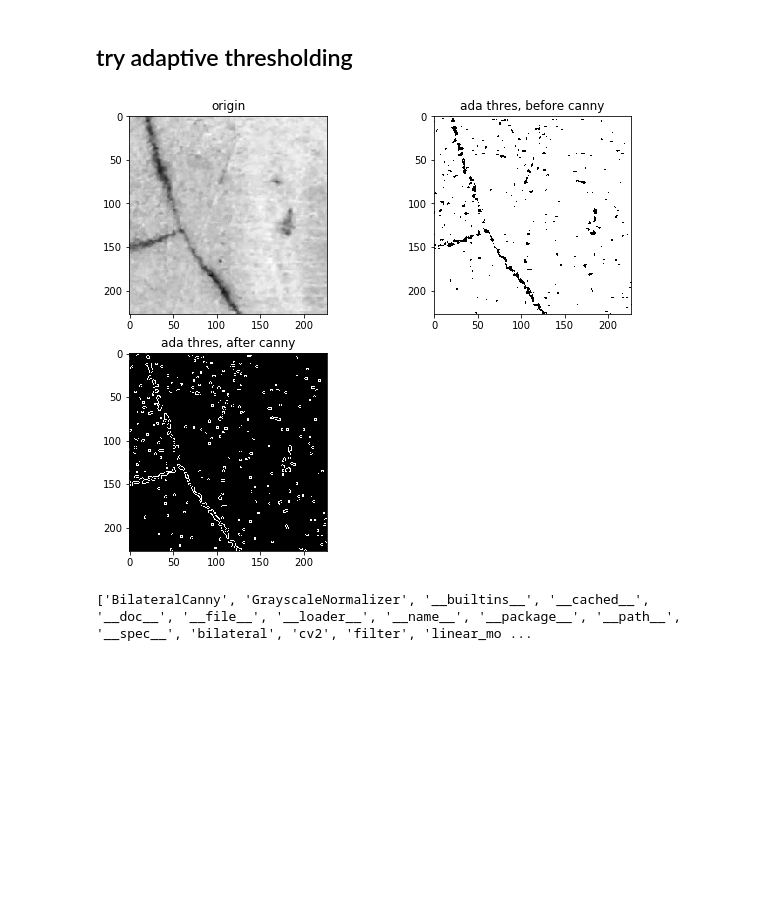
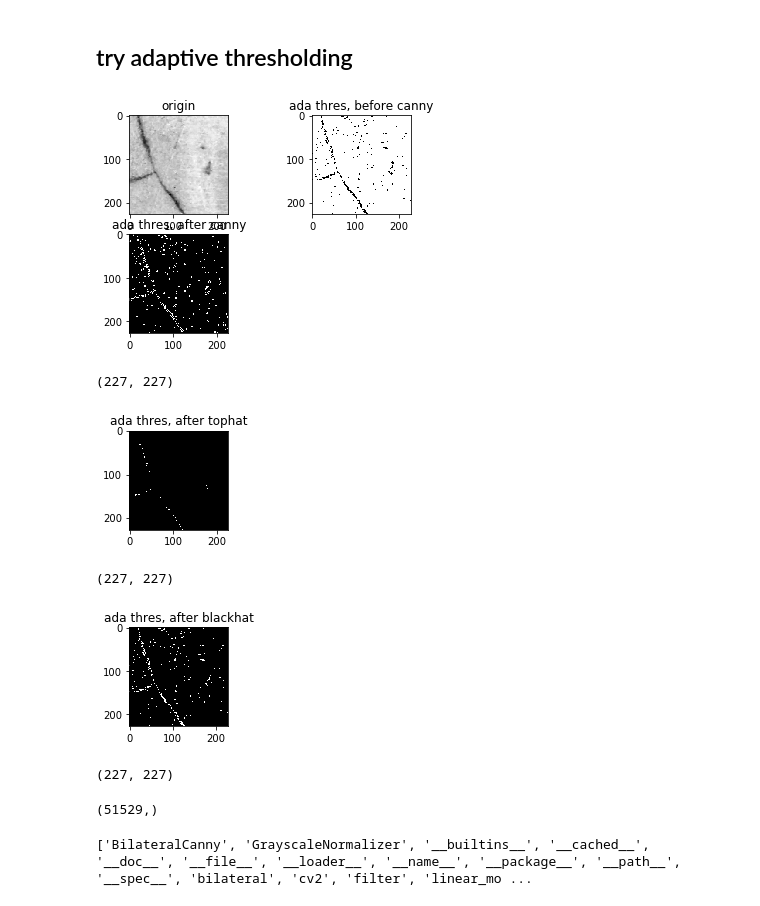
Before and after one commit to Gilliamwu/CV50035Repo, a Jupyter notebook: normalization visualization.ipynb, the cells around one changed output. Drawn from its saved outputs; the diff is of its cells as text; code cells hidden in the pictures; blank space fills up the shorter version.

```diff
--- a/normalization visualization.ipynb
+++ b/normalization visualization.ipynb
@@ -310,28 +310,60 @@ from preprocessing import *
 # %%
 
 # PATH = "F:\\term7\\CV\\ProjectTrail\\VideoFrame\\"
 # origin_img = PATH + "00165.jpg"
 # origin = cv2.imread(origin_img)
 #origin_img =  cv2.cvtColor(origin, cv2.COLOR_BGR2GRAY)
 adath = shadow_reduction.adaptiveThreshold(origin_img)
 
 bilateral_canny = BilateralCanny()
+#TOPHAT, BOTTONHAT, OTSU
 frame_after_canny = bilateral_canny.canny_img(adath)
 
 
 plt.subplot(221)
 plt.imshow(origin_img, cmap='gray')
 plt.title('origin')
 
 
 plt.subplot(222)
 plt.imshow(adath, cmap='gray')
 plt.title('ada thres, before canny')
 
 
 plt.subplot(223)
 plt.imshow(frame_after_canny, cmap='gray')
 plt.title('ada thres, after canny')
 plt.show()
+
+
+
+plt.subplot(224)
+tophatimg = tophat(adath)
+print(tophatimg.shape)
+plt.imshow(tophatimg, cmap='gray')
+plt.title('ada thres, after tophat')
+
+
+plt.subplot(235)
+tophatimg = blackhat(adath)
+print(tophatimg.shape)
+plt.imshow(tophatimg, cmap='gray')
+plt.title('ada thres, after blackhat')
+
+
+plt.subplot(235)
+tophatimg = blackhat(adath)
+print(tophatimg.shape)
+plt.imshow(tophatimg, cmap='gray')
+plt.title('ada thres, after otsu')
+plt.show()
 # %% [output]
-[figure, old version]
+[figure, new version]
+(227, 227)
+[figure, added]
+(227, 227)
+[figure, added]
+# %%
+adath.shape
+# %% [output]
+(227, 227)
@@ -338,3 +373,7 @@ plt.show()
+# %%
+cv2_morphology( adath, cv2.MORPH_TOPHAT, (2,2) ).shape
+# %% [output]
+(51529,)
 # %%
 from filters import *
 # %%
```
Also changed, not shown: parts of 6 cells of this notebook, 1 other file.
